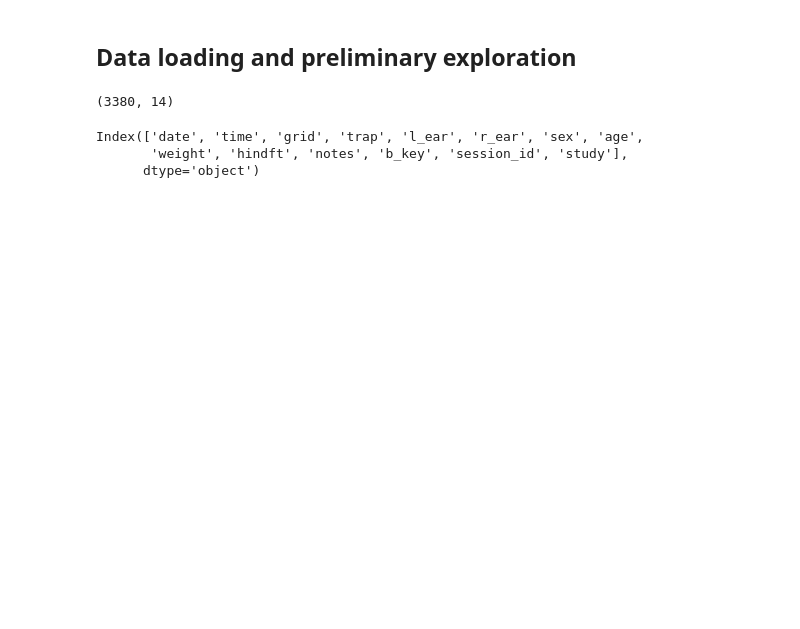
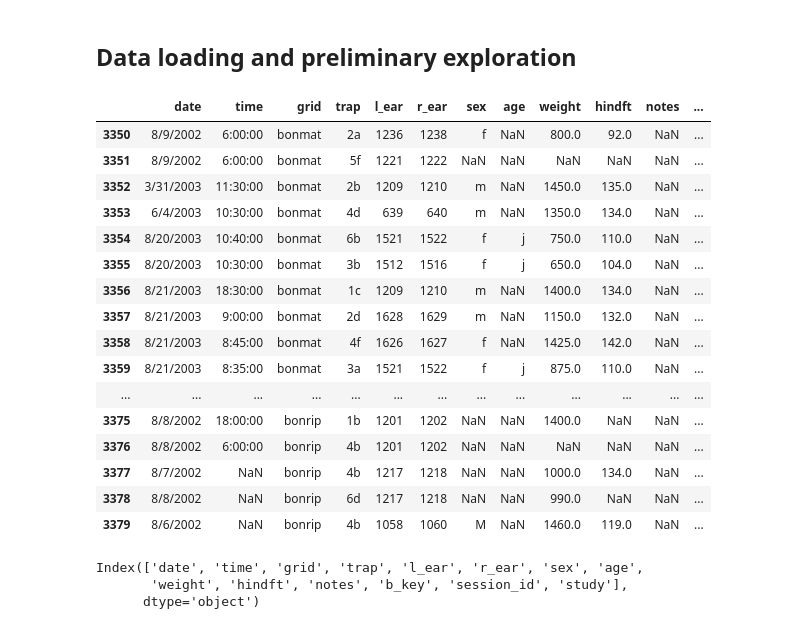
Before and after one commit to kimberleewong/eds220-2024-sections, a Jupyter notebook: section-3-snowshoe-hares.ipynb.ipynb, the cells around one changed output. Cells and saved outputs as stored; diff of their text form; code cells hidden in the pictures; blank space fills up the shorter version.

```diff
--- a/section-3-snowshoe-hares.ipynb.ipynb
+++ b/section-3-snowshoe-hares.ipynb.ipynb
@@ -11,9 +11,25 @@ This data is about the physical attributes of snowshoe hares in Bonanza Creek Ex
 # %%
 hares = pd.read_csv('https://portal.edirepository.org/nis/dataviewer?packageid=knb-lter-bnz.55.22&entityid=f01f5d71be949b8c700b6ecd1c42c701')
 # %%
-hares.shape
+hares.head(30)
 # %% [output]
-(3380, 14)
+|  | date | time | grid | trap | l_ear | r_ear | sex | age | weight | hindft | notes | ... |
+| 3350 | 8/9/2002 | 6:00:00 | bonmat | 2a | 1236 | 1238 | f | NaN | 800.0 | 92.0 | NaN | ... |
+| 3351 | 8/9/2002 | 6:00:00 | bonmat | 5f | 1221 | 1222 | NaN | NaN | NaN | NaN | NaN | ... |
+| 3352 | 3/31/2003 | 11:30:00 | bonmat | 2b | 1209 | 1210 | m | NaN | 1450.0 | 135.0 | NaN | ... |
+| 3353 | 6/4/2003 | 10:30:00 | bonmat | 4d | 639 | 640 | m | NaN | 1350.0 | 134.0 | NaN | ... |
+| 3354 | 8/20/2003 | 10:40:00 | bonmat | 6b | 1521 | 1522 | f | j | 750.0 | 110.0 | NaN | ... |
+| 3355 | 8/20/2003 | 10:30:00 | bonmat | 3b | 1512 | 1516 | f | j | 650.0 | 104.0 | NaN | ... |
+| 3356 | 8/21/2003 | 18:30:00 | bonmat | 1c | 1209 | 1210 | m | NaN | 1400.0 | 134.0 | NaN | ... |
+| 3357 | 8/21/2003 | 9:00:00 | bonmat | 2d | 1628 | 1629 | m | NaN | 1150.0 | 132.0 | NaN | ... |
+| 3358 | 8/21/2003 | 8:45:00 | bonmat | 4f | 1626 | 1627 | f | NaN | 1425.0 | 142.0 | NaN | ... |
+| 3359 | 8/21/2003 | 8:35:00 | bonmat | 3a | 1521 | 1522 | f | j | 875.0 | 110.0 | NaN | ... |
+| ... | ... | ... | ... | ... | ... | ... | ... | ... | ... | ... | ... | ... |
+| 3375 | 8/8/2002 | 18:00:00 | bonrip | 1b | 1201 | 1202 | NaN | NaN | 1400.0 | NaN | NaN | ... |
+| 3376 | 8/8/2002 | 6:00:00 | bonrip | 4b | 1201 | 1202 | NaN | NaN | NaN | NaN | NaN | ... |
+| 3377 | 8/7/2002 | NaN | bonrip | 4b | 1217 | 1218 | NaN | NaN | 1000.0 | 134.0 | NaN | ... |
+| 3378 | 8/8/2002 | NaN | bonrip | 6d | 1217 | 1218 | NaN | NaN | 990.0 | NaN | NaN | ... |
+| 3379 | 8/6/2002 | NaN | bonrip | 4b | 1058 | 1060 | M | NaN | 1460.0 | 119.0 | NaN | ... |
 # %%
 hares.columns
 # %% [output]
```
Also changed, not shown: parts of 9 cells of this notebook.
